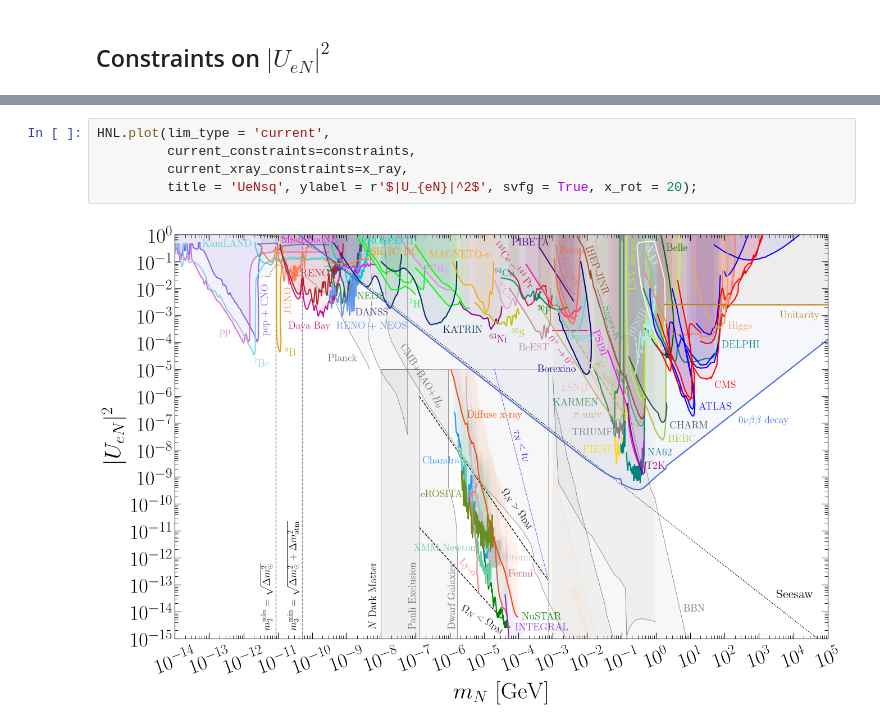
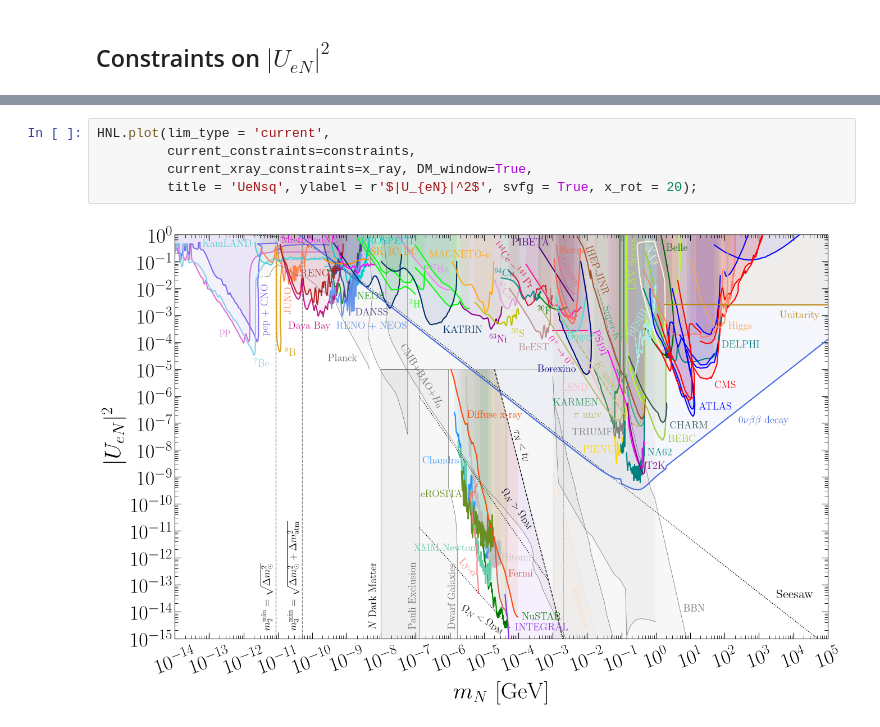
Before and after one commit to PatrickBolton/SterileNeutrinoConstraints, a Jupyter notebook: 0_electron_mixing.ipynb, the cells around one changed output, grey strips where cells are left out. Drawn from its saved outputs; the diff is of its cells as text.

Commit message:
Updated cosmology plot

```diff
--- a/0_electron_mixing.ipynb
+++ b/0_electron_mixing.ipynb
@@ -584,10 +569,10 @@ constraints = lab_constraints | Ovbb | astro_constraints | cosmo_constraints
 # %%
 HNL.plot(lim_type = 'current',
          current_constraints=constraints,
-         current_xray_constraints=x_ray,
+         current_xray_constraints=x_ray, DM_window=True,
          title = 'UeNsq', ylabel = r'$|U_{eN}|^2$', svfg = True, x_rot = 20);
 # %% [output]
-[figure, old version]
+[figure, new version]
 # %%
 import src.HNL as HNL
 
```
Also changed, not shown: parts of 8 cells of this notebook, 20 other files.
